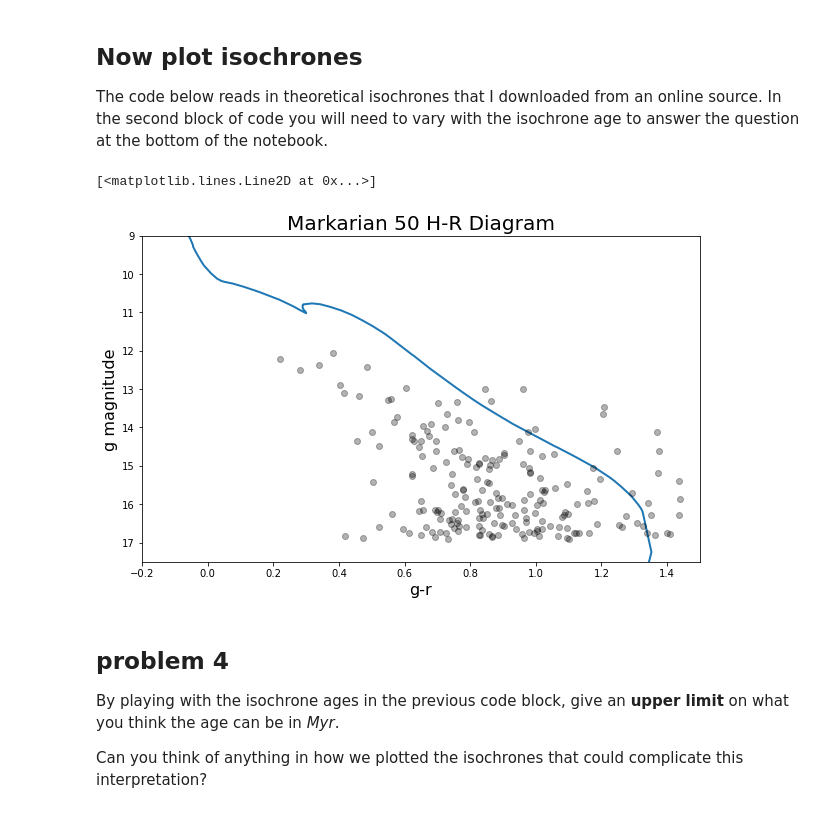
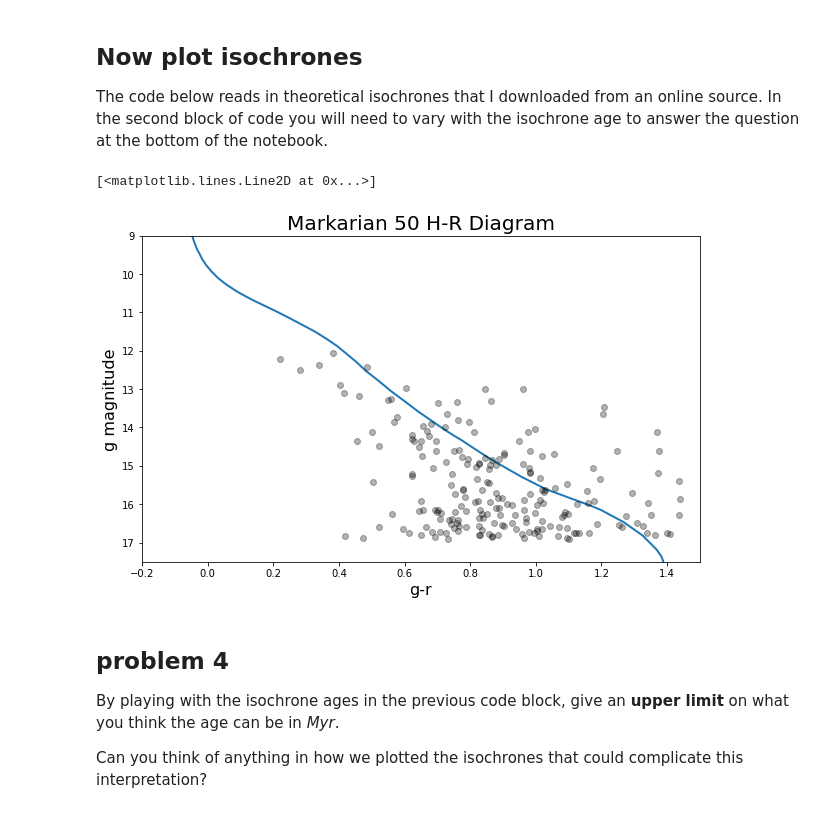
Before and after one commit to WayoftheFerret/ObservingProject_student, a Jupyter notebook: reduction_part4_student.ipynb, the cells around one changed output. Drawn from its saved outputs; the diff is of its cells as text; code cells hidden in the pictures.

```diff
--- a/reduction_part4_student.ipynb
+++ b/reduction_part4_student.ipynb
@@ -382,35 +382,35 @@ nonsatflag = gmatch>12
 plt.plot(gmatch[nonsatflag]-rmatch[nonsatflag],gmatch[nonsatflag],'ko',alpha=.3,markersize=6)
 
 plt.xlabel('g-r',fontsize=16)
 plt.ylabel('g magnitude',fontsize=16)
 plt.axis([-.2,1.5,9,17.5])
 plt.gca().invert_yaxis()
 plt.title('Markarian 50 H-R Diagram',fontsize=20)
 
 # plot isochrone with a log(age/yr) starting at 7.0 going to 9.8 in units of logage(0.2)
 #****************
 #play with these ages until you find the oldest age that fits the data
-target_age = 7.0
+target_age = 7.8
 
 #this finds which isochrone from the data best matches the target age.
 agedist = abs(logage - target_age)
 ageflag = (agedist<0.01)
 
 #this part uses a published distance to the cluster and the AV from from the WebDA
 #data base to dim and redden the isochrones
 d = 3460.0 #pc
 DM = 5 + np.log10(d/10.0)     #the distance modulus
 
 #the extinction in mag from the Webda database
 AV = 0.81
 
 #these numbers are specific to the filters and give the ratio of A(lambda)/AV
 Ag_AV = 1.18
 Ar_AV = 0.86
 plt.plot(isog[ageflag] + Ag_AV*AV - ( isor[ageflag] + Ar_AV*AV),isog[ageflag]+Ag_AV*AV+DM,lw=2,zorder=1)
 # %% [output]
 [<matplotlib.lines.Line2D at 0x...>]
-[figure, old version]
+[figure, new version]
 # %% [markdown]
 ## problem 4
 By playing with the isochrone ages in the previous code block, give an **upper limit** on what you think the age can be in *Myr*.
```
Also changed, not shown: parts of 4 cells of this notebook.
